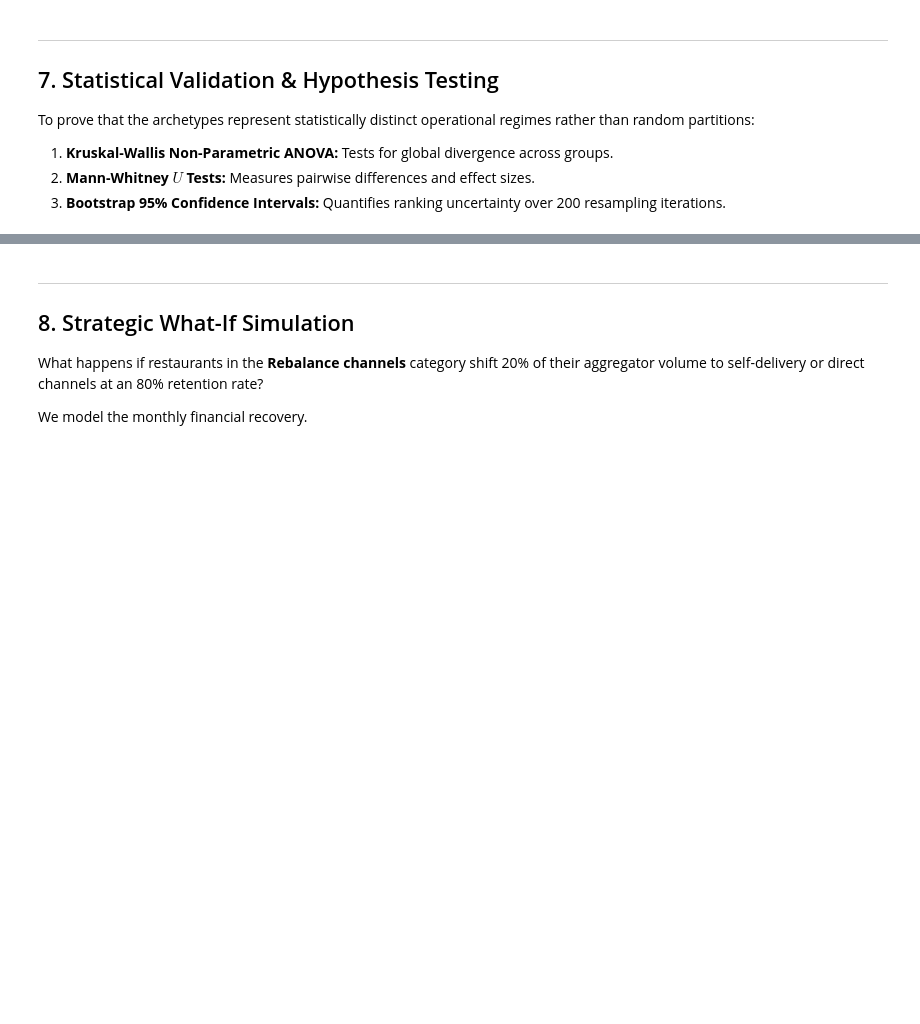
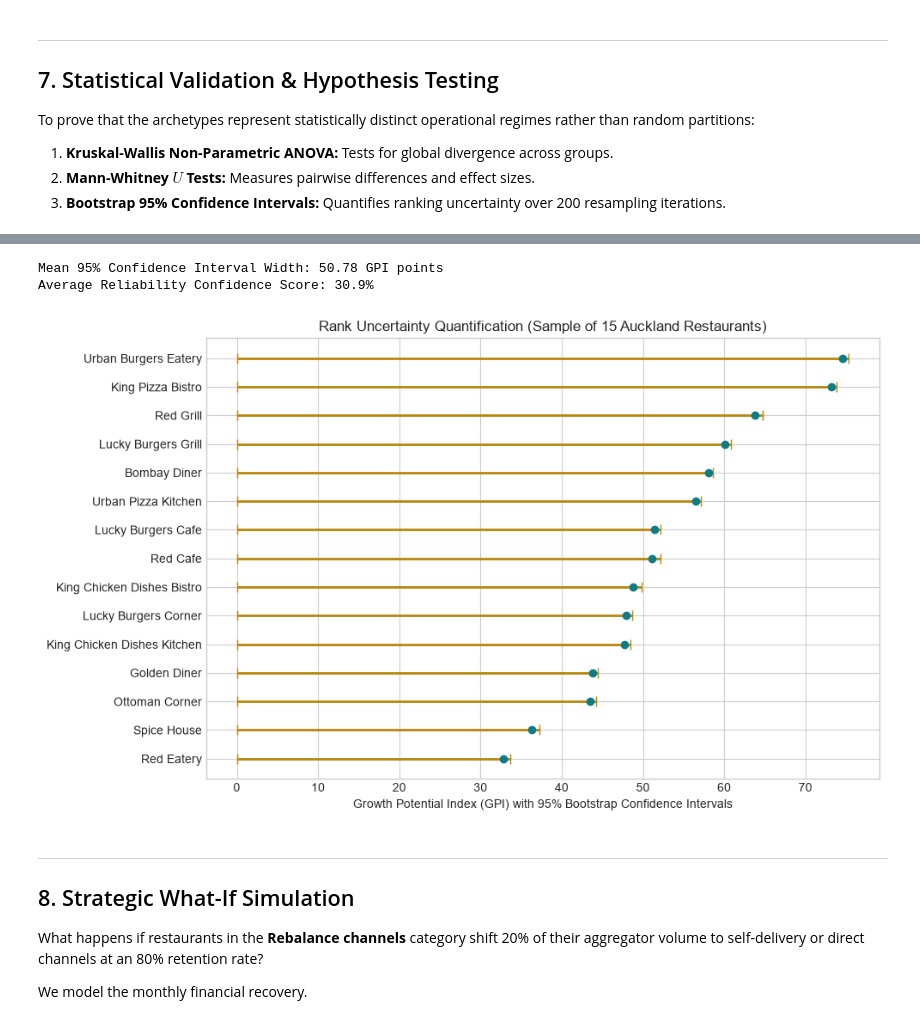
Before and after one commit to kingkong1011d-rgb/Restaurant-Growth-Potential-Strategic-Classification, a Jupyter notebook: restaurant_growth_intelligence.ipynb, the cells around one changed output, grey strips where cells are left out. Saved outputs shown, nothing was run; the diff lists cells and outputs as text; code cells hidden in the pictures; blank space fills up the shorter version.

Commit message:
feat: add pre-computed cell outputs, tables, and visualization plots to notebook

```diff
--- a/restaurant_growth_intelligence.ipynb
+++ b/restaurant_growth_intelligence.ipynb
@@ -304,26 +396,30 @@ display(sep_table.head(6))
 # %%
 # Compute Bootstrap Confidence Intervals
 ci_results = bootstrap_gpi_ci(df_scored, DEFAULT_WEIGHTS, n_boot=200, seed=42)
 
 df_scored['GPI_lo'] = ci_results['GPI_lo']
 df_scored['GPI_hi'] = ci_results['GPI_hi']
 df_scored['Confidence'] = ci_results['Confidence']
 
 print(f"Mean 95% Confidence Interval Width: {ci_results['CI_width'].mean():.2f} GPI points")
 print(f"Average Reliability Confidence Score: {ci_results['Confidence'].mean():.1f}%")
 
 # Visualize sample confidence intervals
 sample_venues = df_scored.sample(15, random_state=42).sort_values('GPI')
 plt.figure(figsize=(10, 6))
-y_pos = range(len(sample_venues))
+y_pos = list(range(len(sample_venues)))
 plt.errorbar(sample_venues['GPI'], y_pos,
-             xerr=[sample_venues['GPI'] - sample_venues['GPI_lo'], sample_venues['GPI_hi'] - sample_venues['GPI_GPI']],
+             xerr=[sample_venues['GPI'] - sample_venues['GPI_lo'], sample_venues['GPI_hi'] - sample_venues['GPI']],
              fmt='o', color='#0E7C86', ecolor='#B8860B', elinewidth=2, capsize=4)
 plt.yticks(y_pos, sample_venues['RestaurantName'])
 plt.xlabel('Growth Potential Index (GPI) with 95% Bootstrap Confidence Intervals')
 plt.title('Rank Uncertainty Quantification (Sample of 15 Auckland Restaurants)')
 plt.tight_layout()
 plt.show()
+# %% [output]
+Mean 95% Confidence Interval Width: 50.78 GPI points
+Average Reliability Confidence Score: 30.9%
+[figure, added]
 # %% [markdown]
 ---
 ## 8. Strategic What-If Simulation
```
Also changed, not shown: parts of 14 cells of this notebook.
